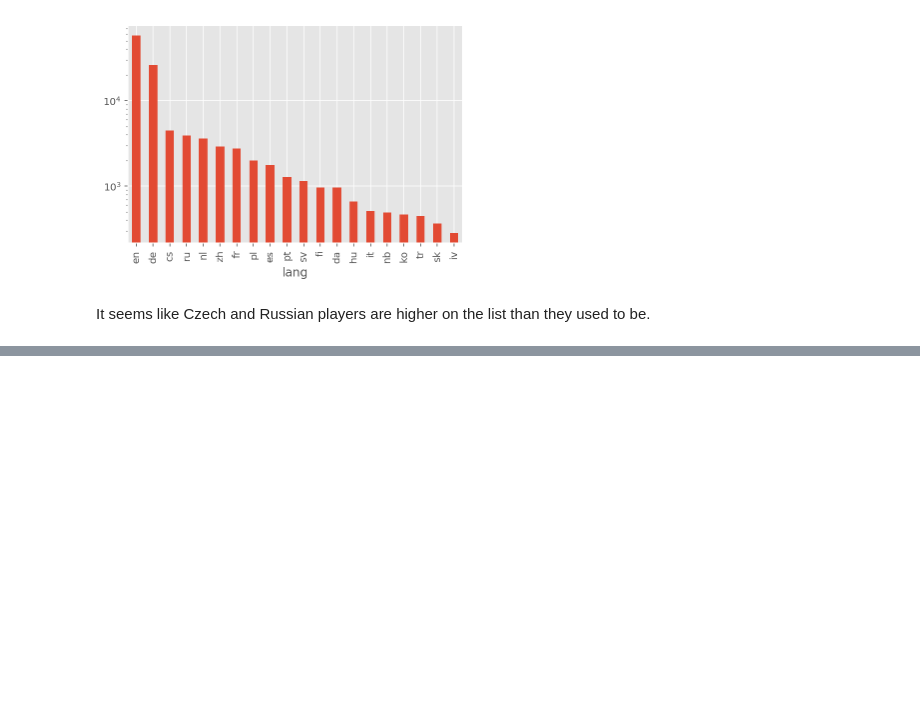
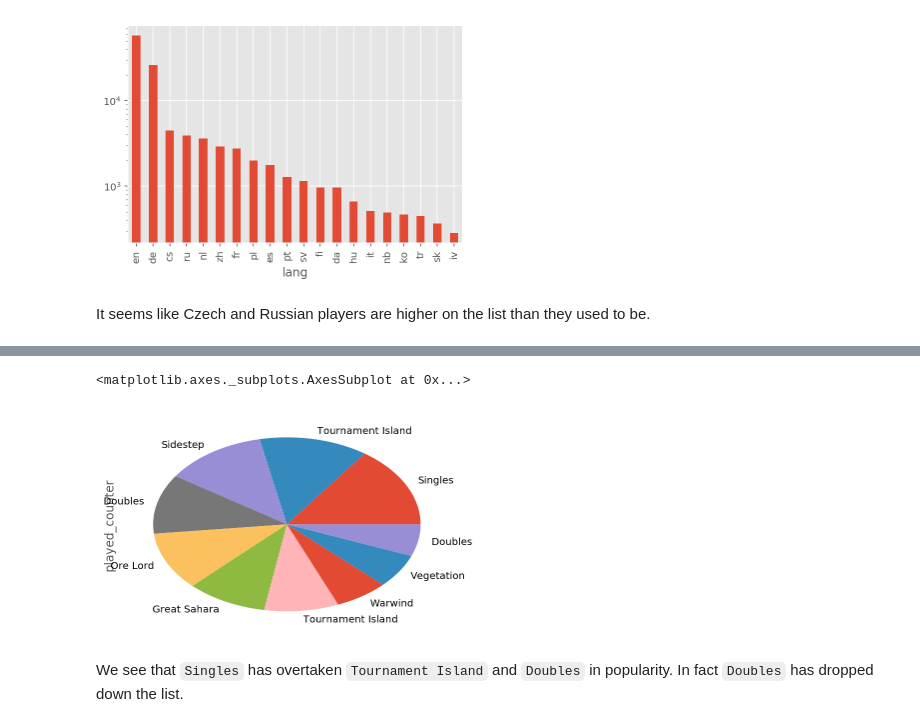
Before and after one commit to mindriot101/openra-analysis, a Jupyter notebook: exploration.ipynb, the cells around one changed output, grey strips where cells are left out. Drawn from its saved outputs; the diff is of its cells as text; code cells hidden in the pictures; blank space fills up the shorter version.

```diff
--- a/exploration.ipynb
+++ b/exploration.ipynb
@@ -173,0 +222,9 @@ It seems like Czech and Russian players are higher on the list than they used to
+# %%
+map_breakdown = pd.read_sql(
+    '''
+    SELECT map, played_counter
+    FROM map_stats
+    ORDER BY played_counter DESC
+    LIMIT 100
+    ''', sqlite_url)
+map_breakdown.head()
@@ -173,0 +238,3 @@ It seems like Czech and Russian players are higher on the list than they used to
+# %%
+# This function caches the results on disk to save multiple queries
+map_hash_to_name_mapping = utils.build_map_hash_to_name_mapping(map_breakdown['map'].values)
@@ -173,0 +245,12 @@ It seems like Czech and Russian players are higher on the list than they used to
+# %%
+map_breakdown['map_name'] = map_breakdown['map'].apply(lambda h: map_hash_to_name_mapping[h])
+map_breakdown = map_breakdown.loc[
+    map_breakdown['map_name'].apply(lambda name: name is not None)
+]
+# %%
+map_breakdown.set_index('map_name')['played_counter'][:10].plot.pie()
+# %% [output]
+<matplotlib.axes._subplots.AxesSubplot at 0x...>
+[figure, added]
+# %% [markdown]
+We see that `Singles` has overtaken `Tournament Island` and `Doubles` in popularity. In fact `Doubles` has dropped down the list.
```
Also changed, not shown: parts of 15 cells of this notebook, 1 other file.
